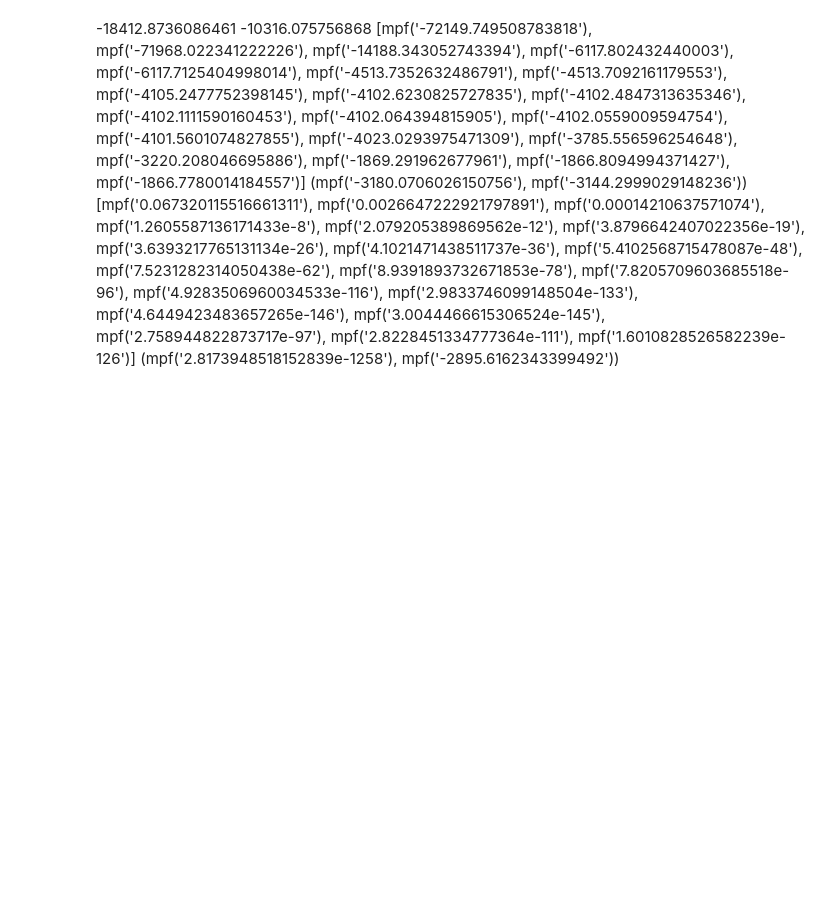
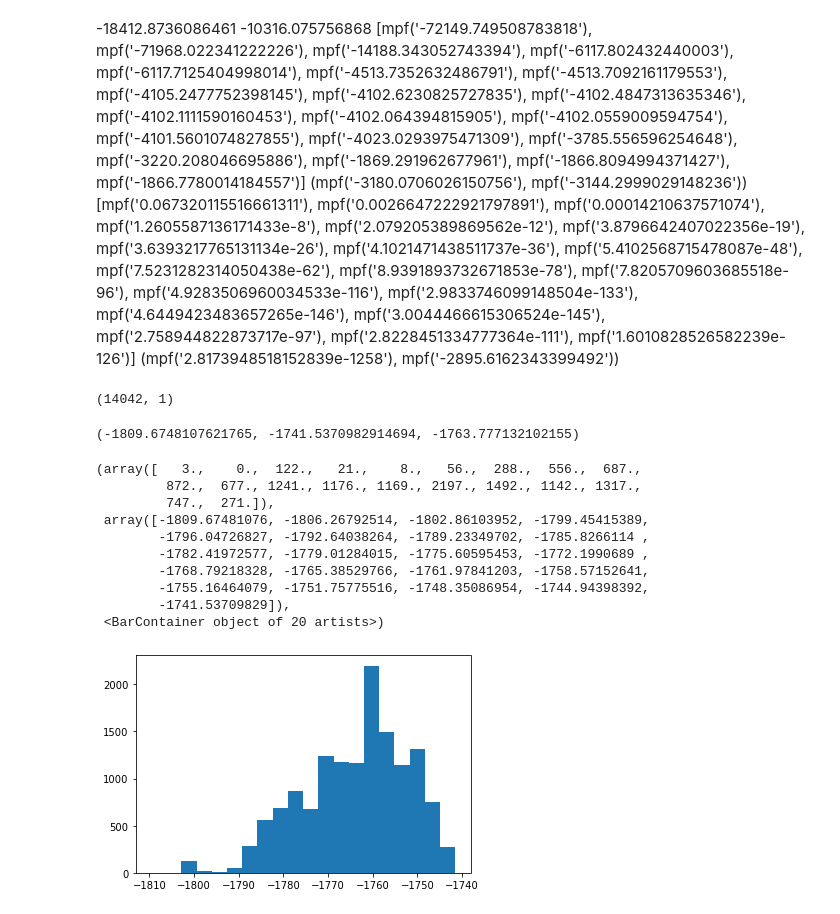
Before and after one commit to Wraithmat/Bayesian-Clustering, a Jupyter notebook: test_.ipynb, the cells around one changed output. Drawn from its saved outputs; the diff is of its cells as text; code cells hidden in the pictures; blank space fills up the shorter version.

```diff
--- a/test_.ipynb
+++ b/test_.ipynb
@@ -212,0 +137,26 @@ array([0.15915494])
+# %%
+betas=np.linspace(0,1,20)**(1/0.3)
+log_likelihoods=(np.hstack([dict['loglikelihood_%.7f'%betas[-1]][1000:].astype(float), dict['loglikelihood_%.7f'%betas[0]][14042:].astype(float)]),)
+# %%
+dict['loglikelihood_%.7f'%betas[-1]][1000:].reshape(-1,1).shape
+# %% [output]
+(14042, 1)
+# %%
+min(log_likelihoods[0]), max(log_likelihoods[0]), np.mean(log_likelihoods[0])
+# %% [output]
+(-1809.6748107621765, -1741.5370982914694, -1763.777132102155)
+# %%
+import matplotlib.pyplot as plt
+plt.hist(log_likelihoods[0], bins=20)
+# %% [output]
+(array([   3.,    0.,  122.,   21.,    8.,   56.,  288.,  556.,  687.,
+         872.,  677., 1241., 1176., 1169., 2197., 1492., 1142., 1317.,
+         747.,  271.]),
+ array([-1809.67481076, -1806.26792514, -1802.86103952, -1799.45415389,
+        -1796.04726827, -1792.64038264, -1789.23349702, -1785.8266114 ,
+        -1782.41972577, -1779.01284015, -1775.60595453, -1772.1990689 ,
+        -1768.79218328, -1765.38529766, -1761.97841203, -1758.57152641,
+        -1755.16464079, -1751.75775516, -1748.35086954, -1744.94398392,
+        -1741.53709829]),
+ <BarContainer object of 20 artists>)
+[figure, added]
```
Also changed, not shown: parts of 11 cells of this notebook, 4 other files.
